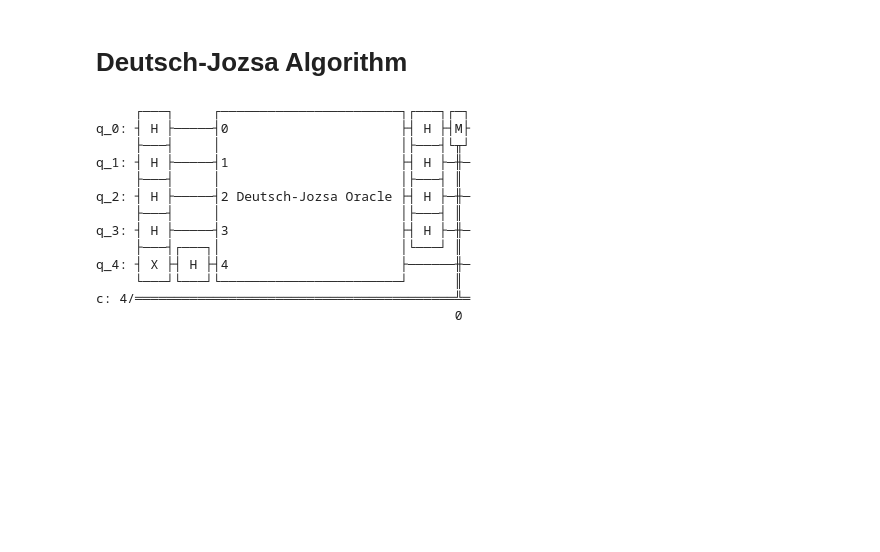
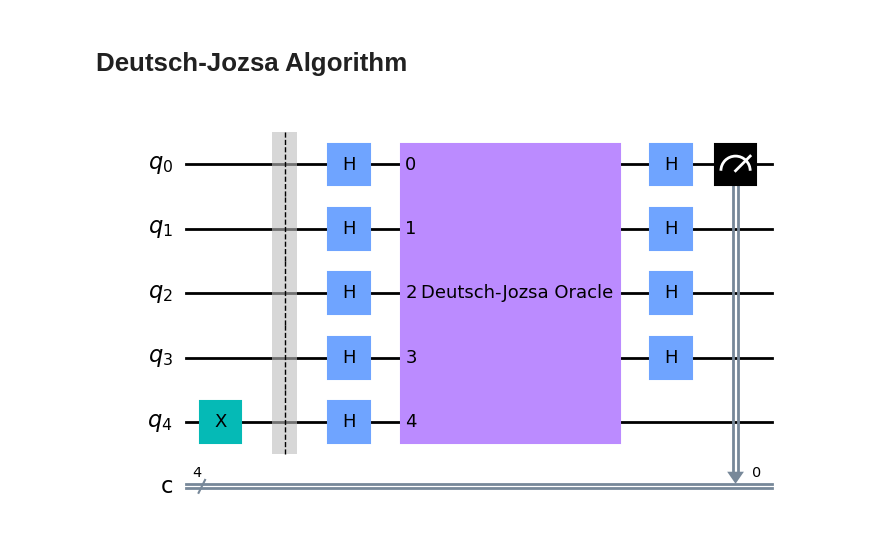
Before and after one commit to algorythmist/quantum-computing, a Jupyter notebook: qiskit-djalgo.ipynb, the cells around one changed output. Saved outputs shown, nothing was run; the diff lists cells and outputs as text; code cells hidden in the pictures; blank space fills up the shorter version.

```diff
--- a/qiskit-djalgo.ipynb
+++ b/qiskit-djalgo.ipynb
@@ -53,6 +51,7 @@ def dj_algorithm(oracle, qubits:int):
     dj_circuit = QuantumCircuit(n+1, n)
     # Set up the output qubit:
     dj_circuit.x(n)
+    dj_circuit.barrier()
     dj_circuit.h(n)
     # set the input register in superposition:
     hadamard(dj_circuit, n)
@@ -68,19 +67,7 @@ def dj_algorithm(oracle, qubits:int):
 # %%
 n = 4
 const_oracle = dj_oracle(n, False)
 dj_circuit = dj_algorithm(const_oracle, n)
-dj_circuit.draw()
+dj_circuit.draw(output='mpl')
 # %% [output]
-     ┌───┐     ┌───────────────────────┐┌───┐┌─┐
-q_0: ┤ H ├─────┤0                      ├┤ H ├┤M├
-     ├───┤     │                       │├───┤└╥┘
-q_1: ┤ H ├─────┤1                      ├┤ H ├─╫─
-     ├───┤     │                       │├───┤ ║
-q_2: ┤ H ├─────┤2 Deutsch-Jozsa Oracle ├┤ H ├─╫─
-     ├───┤     │                       │├───┤ ║
-q_3: ┤ H ├─────┤3                      ├┤ H ├─╫─
-     ├───┤┌───┐│                       │└───┘ ║
-q_4: ┤ X ├┤ H ├┤4                      ├──────╫─
-     └───┘└───┘└───────────────────────┘      ║
-c: 4/═════════════════════════════════════════╩═
-                                              0
+[figure, added]
```
Also changed, not shown: parts of 7 cells of this notebook, 10 other files.
